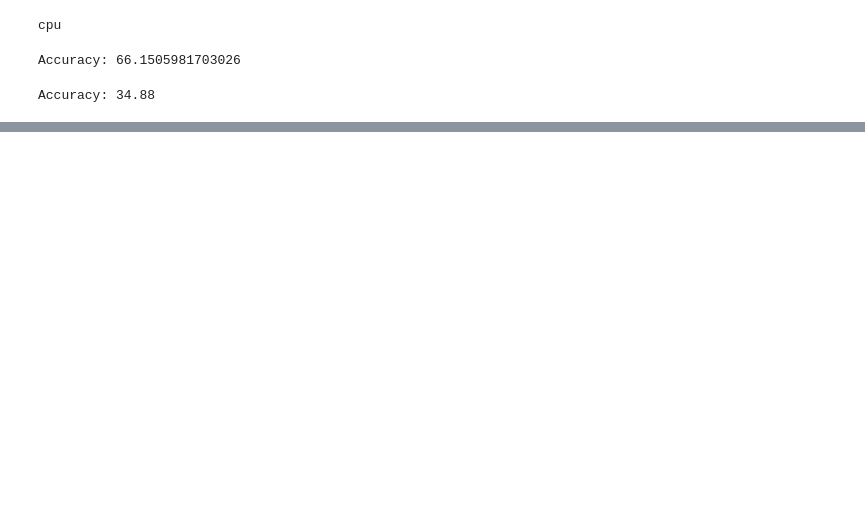
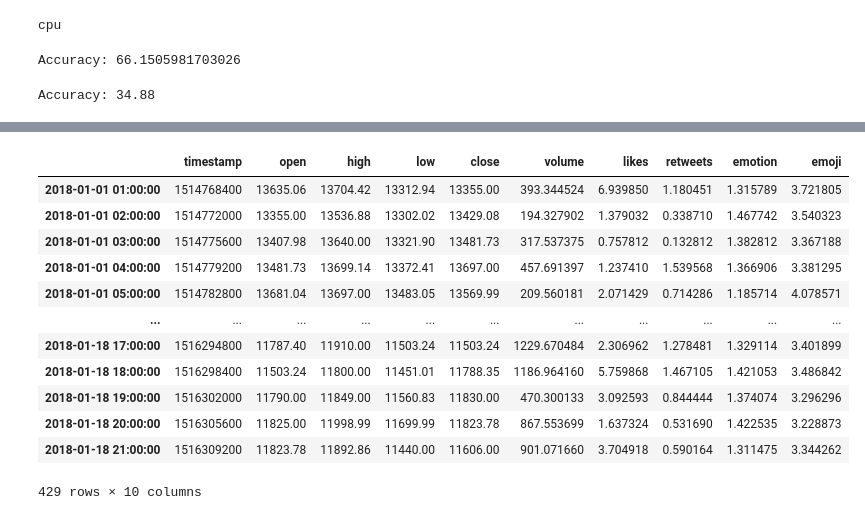
Before and after one commit to piotrdurniat/deep-neural-networks-lab, a Jupyter notebook: lab-11/lab11.ipynb, the cells around one changed output, grey strips where cells are left out. Cells and saved outputs as stored; diff of their text form; code cells hidden in the pictures; blank space fills up the shorter version.

```diff
--- a/lab-11/lab11.ipynb
+++ b/lab-11/lab11.ipynb
@@ -366,0 +583,5 @@ Accuracy: 34.88
+# %%
+bitstamp_data_1h_filtered.set_index("date", inplace=True)
+bitstamp_data_1h_filtered.index = pd.to_datetime(bitstamp_data_1h_filtered.index)
+
+display(bitstamp_data_1h_filtered)
@@ -366,0 +628,20 @@ Accuracy: 34.88
+# %%
+merged_df_hours = bitstamp_data_1h_filtered.merge(
+    hourly_mean_numeric, left_index=True, right_index=True
+)
+
+display(merged_df_hours)
+# %% [output]
+|  | timestamp | open | high | low | close | volume | likes | retweets | emotion | emoji |
+| 2018-01-01 01:00:00 | 1514768400 | 13635.06 | 13704.42 | 13312.94 | 13355.00 | 393.344524 | 6.939850 | 1.180451 | 1.315789 | 3.721805 |
+| 2018-01-01 02:00:00 | 1514772000 | 13355.00 | 13536.88 | 13302.02 | 13429.08 | 194.327902 | 1.379032 | 0.338710 | 1.467742 | 3.540323 |
+| 2018-01-01 03:00:00 | 1514775600 | 13407.98 | 13640.00 | 13321.90 | 13481.73 | 317.537375 | 0.757812 | 0.132812 | 1.382812 | 3.367188 |
+| 2018-01-01 04:00:00 | 1514779200 | 13481.73 | 13699.14 | 13372.41 | 13697.00 | 457.691397 | 1.237410 | 1.539568 | 1.366906 | 3.381295 |
+| 2018-01-01 05:00:00 | 1514782800 | 13681.04 | 13697.00 | 13483.05 | 13569.99 | 209.560181 | 2.071429 | 0.714286 | 1.185714 | 4.078571 |
+| ... | ... | ... | ... | ... | ... | ... | ... | ... | ... | ... |
+| 2018-01-18 17:00:00 | 1516294800 | 11787.40 | 11910.00 | 11503.24 | 11503.24 | 1229.670484 | 2.306962 | 1.278481 | 1.329114 | 3.401899 |
+| 2018-01-18 18:00:00 | 1516298400 | 11503.24 | 11800.00 | 11451.01 | 11788.35 | 1186.964160 | 5.759868 | 1.467105 | 1.421053 | 3.486842 |
+| 2018-01-18 19:00:00 | 1516302000 | 11790.00 | 11849.00 | 11560.83 | 11830.00 | 470.300133 | 3.092593 | 0.844444 | 1.374074 | 3.296296 |
+| 2018-01-18 20:00:00 | 1516305600 | 11825.00 | 11998.99 | 11699.99 | 11823.78 | 867.553699 | 1.637324 | 0.531690 | 1.422535 | 3.228873 |
+| 2018-01-18 21:00:00 | 1516309200 | 11823.78 | 11892.86 | 11440.00 | 11606.00 | 901.071660 | 3.704918 | 0.590164 | 1.311475 | 3.344262 |
+429 rows × 10 columns
```
Also changed, not shown: parts of 45 cells of this notebook, 7 other files.
